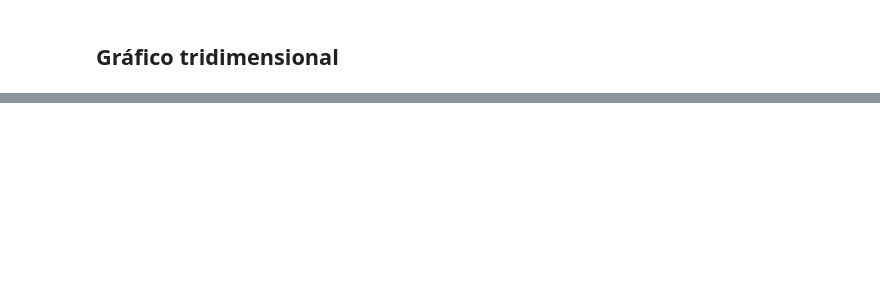
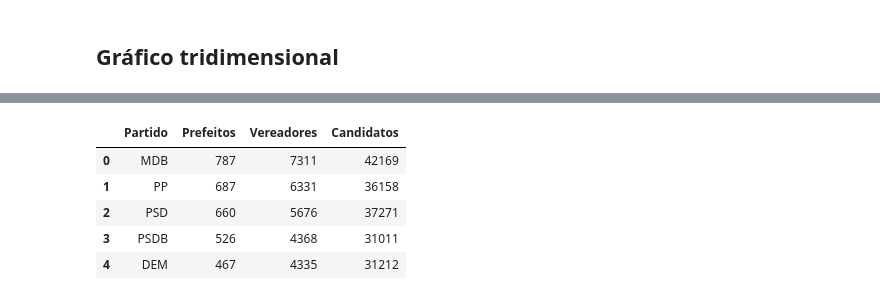
Before and after one commit to carlitos9087/Caderno_de_anota-es_python, a Jupyter notebook: Analise_eleicoes/udemy.ipynb, the cells around one changed output, grey strips where cells are left out. Cells and saved outputs as stored; diff of their text form; code cells hidden in the pictures; blank space fills up the shorter version.

```diff
--- a/Analise_eleicoes/udemy.ipynb
+++ b/Analise_eleicoes/udemy.ipynb
@@ -327,0 +378,10 @@ Tab_Correlacao.head()
+# %%
+Tab_Correlacao = pd.merge(Tab_Correlacao, Quantidade_candidatos, on=['Partido'], how='inner')
+Tab_Correlacao.head()
+# %% [output]
+|  | Partido | Prefeitos | Vereadores | Candidatos |
+| 0 | MDB | 787 | 7311 | 42169 |
+| 1 | PP | 687 | 6331 | 36158 |
+| 2 | PSD | 660 | 5676 | 37271 |
+| 3 | PSDB | 526 | 4368 | 31011 |
+| 4 | DEM | 467 | 4335 | 31212 |
```
Also changed, not shown: parts of 7 cells of this notebook.
